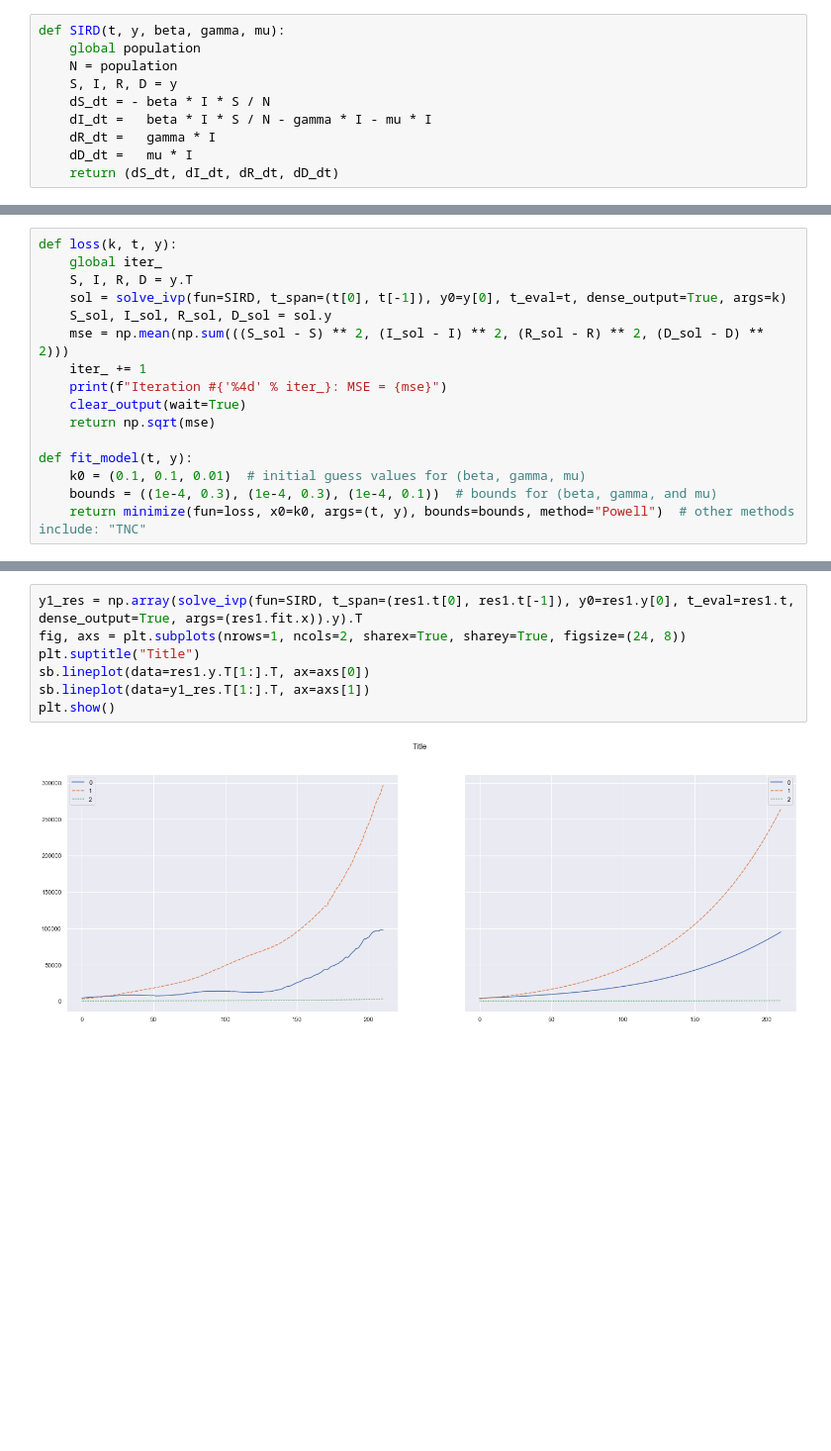
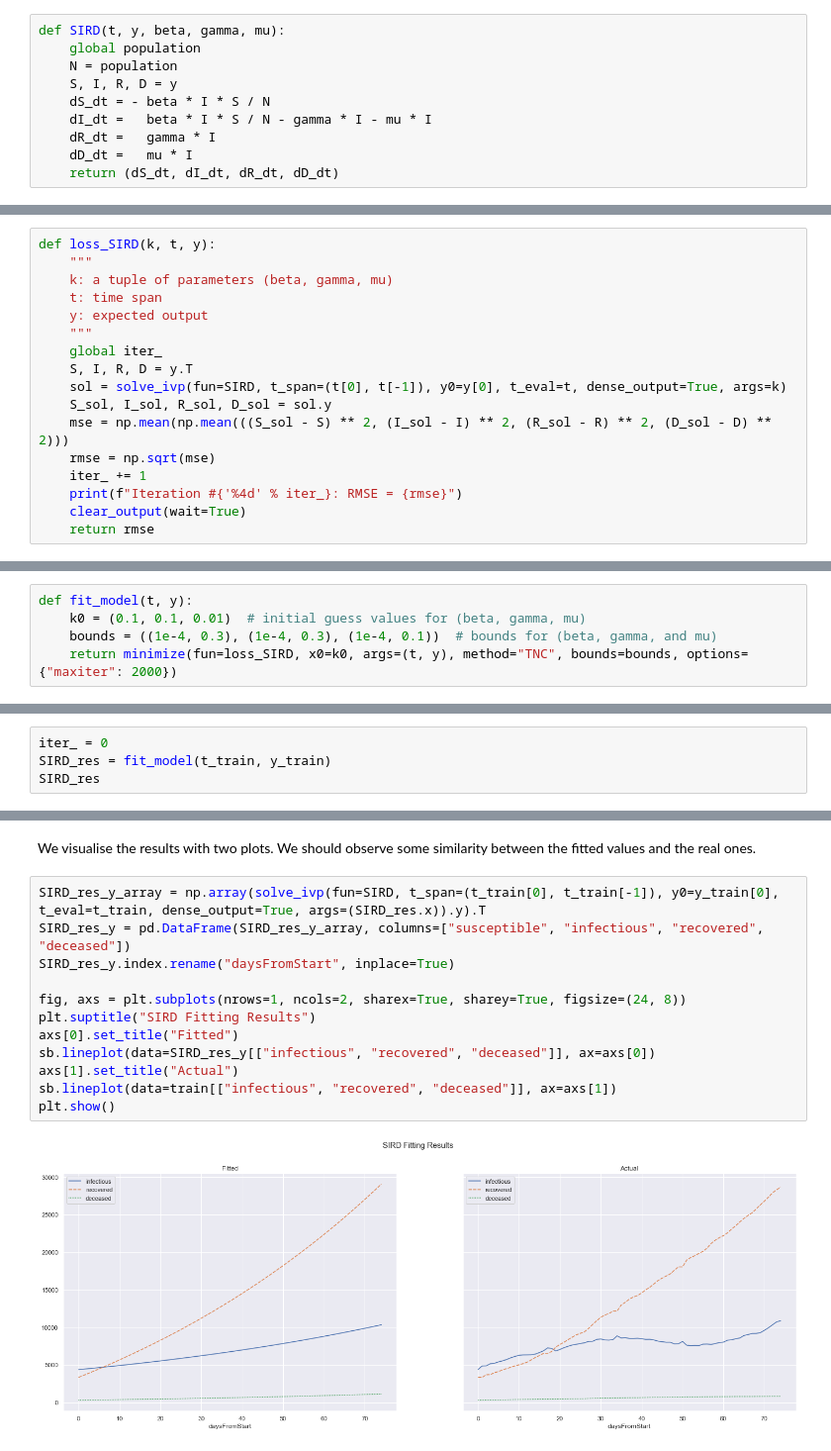
Before and after one commit to ZhongRuoyu/ntu-cz1115-project, a Jupyter notebook: covid.ipynb, the cells around one changed output, grey strips where cells are left out. Shown at 99% size. Saved outputs shown, nothing was run; the diff lists cells and outputs as text; blank space fills up the shorter version.

Commit message:
Descriptions and ARIMA model added

```diff
--- a/covid.ipynb
+++ b/covid.ipynb
@@ -207,16 +284,17 @@ def SIRD(t, y, beta, gamma, mu):
 # %%
-def loss(k, t, y):
+def loss_SIRD(k, t, y):
+    """
+    k: a tuple of parameters (beta, gamma, mu)
+    t: time span
+    y: expected output
+    """
     global iter_
     S, I, R, D = y.T
     sol = solve_ivp(fun=SIRD, t_span=(t[0], t[-1]), y0=y[0], t_eval=t, dense_output=True, args=k)
     S_sol, I_sol, R_sol, D_sol = sol.y
-    mse = np.mean(np.sum(((S_sol - S) ** 2, (I_sol - I) ** 2, (R_sol - R) ** 2, (D_sol - D) ** 2)))
+    mse = np.mean(np.mean(((S_sol - S) ** 2, (I_sol - I) ** 2, (R_sol - R) ** 2, (D_sol - D) ** 2)))
+    rmse = np.sqrt(mse)
     iter_ += 1
-    print(f"Iteration #{'%4d' % iter_}: MSE = {mse}")
+    print(f"Iteration #{'%4d' % iter_}: RMSE = {rmse}")
     clear_output(wait=True)
-    return np.sqrt(mse)
-
-def fit_model(t, y):
-    k0 = (0.1, 0.1, 0.01)  # initial guess values for (beta, gamma, mu)
-    bounds = ((1e-4, 0.3), (1e-4, 0.3), (1e-4, 0.1))  # bounds for (beta, gamma, and mu)
-    return minimize(fun=loss, x0=k0, args=(t, y), bounds=bounds, method="Powell")  # other methods include: "TNC"
+    return rmse
@@ -253,0 +303,5 @@ Fitting completed within 1001 iterations.
+# %%
+def fit_model(t, y):
+    k0 = (0.1, 0.1, 0.01)  # initial guess values for (beta, gamma, mu)
+    bounds = ((1e-4, 0.3), (1e-4, 0.3), (1e-4, 0.1))  # bounds for (beta, gamma, and mu)
+    return minimize(fun=loss_SIRD, x0=k0, args=(t, y), method="TNC", bounds=bounds, options={"maxiter": 2000})
@@ -253,0 +310,4 @@ Fitting completed within 1001 iterations.
+# %%
+iter_ = 0
+SIRD_res = fit_model(t_train, y_train)
+SIRD_res
@@ -254,9 +323,16 @@ Fitting completed within 1001 iterations.
+# %% [markdown]
+We visualise the results with two plots. We should observe some similarity between the fitted values and the real ones.
 # %%
-y1_res = np.array(solve_ivp(fun=SIRD, t_span=(res1.t[0], res1.t[-1]), y0=res1.y[0], t_eval=res1.t, dense_output=True, args=(res1.fit.x)).y).T
+SIRD_res_y_array = np.array(solve_ivp(fun=SIRD, t_span=(t_train[0], t_train[-1]), y0=y_train[0], t_eval=t_train, dense_output=True, args=(SIRD_res.x)).y).T
+SIRD_res_y = pd.DataFrame(SIRD_res_y_array, columns=["susceptible", "infectious", "recovered", "deceased"])
+SIRD_res_y.index.rename("daysFromStart", inplace=True)
+
 fig, axs = plt.subplots(nrows=1, ncols=2, sharex=True, sharey=True, figsize=(24, 8))
-plt.suptitle("Title")
-sb.lineplot(data=res1.y.T[1:].T, ax=axs[0])
-sb.lineplot(data=y1_res.T[1:].T, ax=axs[1])
+plt.suptitle("SIRD Fitting Results")
+axs[0].set_title("Fitted")
+sb.lineplot(data=SIRD_res_y[["infectious", "recovered", "deceased"]], ax=axs[0])
+axs[1].set_title("Actual")
+sb.lineplot(data=train[["infectious", "recovered", "deceased"]], ax=axs[1])
 plt.show()
 # %% [output]
-[figure, old version]
+[figure, new version]
```
Also changed, not shown: parts of 60 cells of this notebook.
